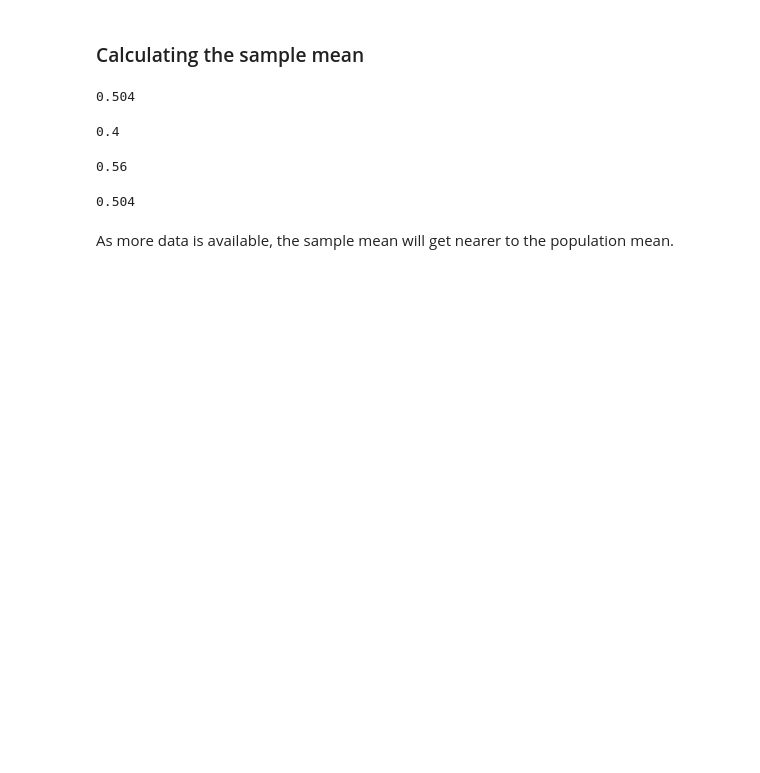
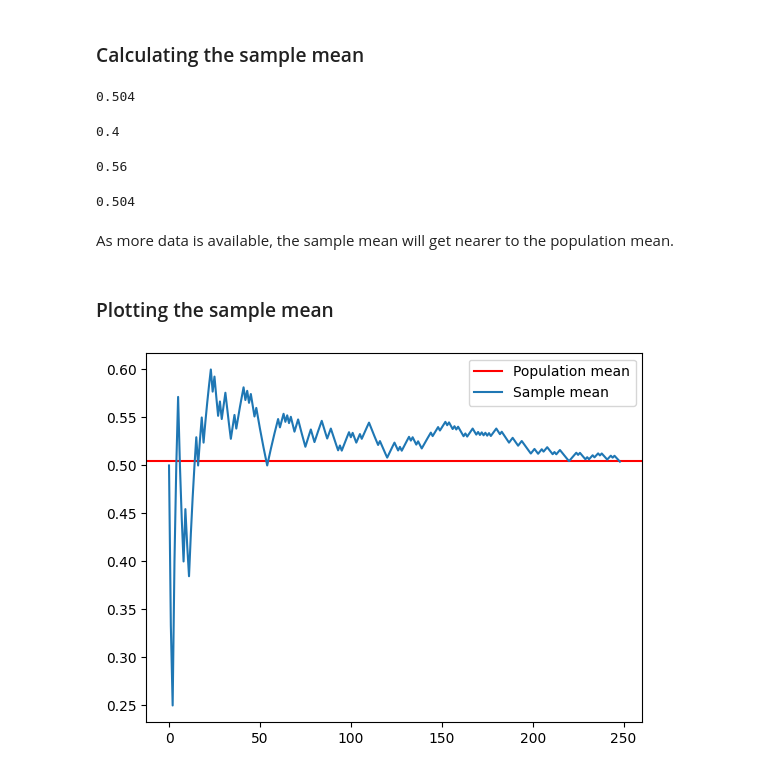
Before and after one commit to ozlerhakan/datacamp, a Jupyter notebook: Foundations of Probability in Python/chapter4.ipynb, the cells around one changed output. Drawn from its saved outputs; the diff is of its cells as text; code cells hidden in the pictures; blank space fills up the shorter version.

Commit message:
plot the list of average numbers

```diff
--- a/Foundations of Probability in Python/chapter4.ipynb
+++ b/Foundations of Probability in Python/chapter4.ipynb
@@ -51,3 +51,5 @@ print(scipy.stats.describe(sample[0:250]).mean)
 0.504
 # %% [markdown]
 As more data is available, the sample mean will get nearer to the population mean.
+# %% [markdown]
+### Plotting the sample mean
@@ -53,0 +58,15 @@ As more data is available, the sample mean will get nearer to the population mea
+# %%
+
+averages = []
+for i in range(2, 251):
+    averages.append(scipy.stats.describe(sample[0:i]).mean)
+
+
+plt.axhline(binom.mean(n=1, p=0.505), color='red')
+plt.plot(averages, '-')
+
+
+plt.legend(("Population mean","Sample mean"), loc='upper right')
+plt.show()
+# %% [output]
+[figure, added]
```
Also changed, not shown: parts of 1 cell of this notebook.
